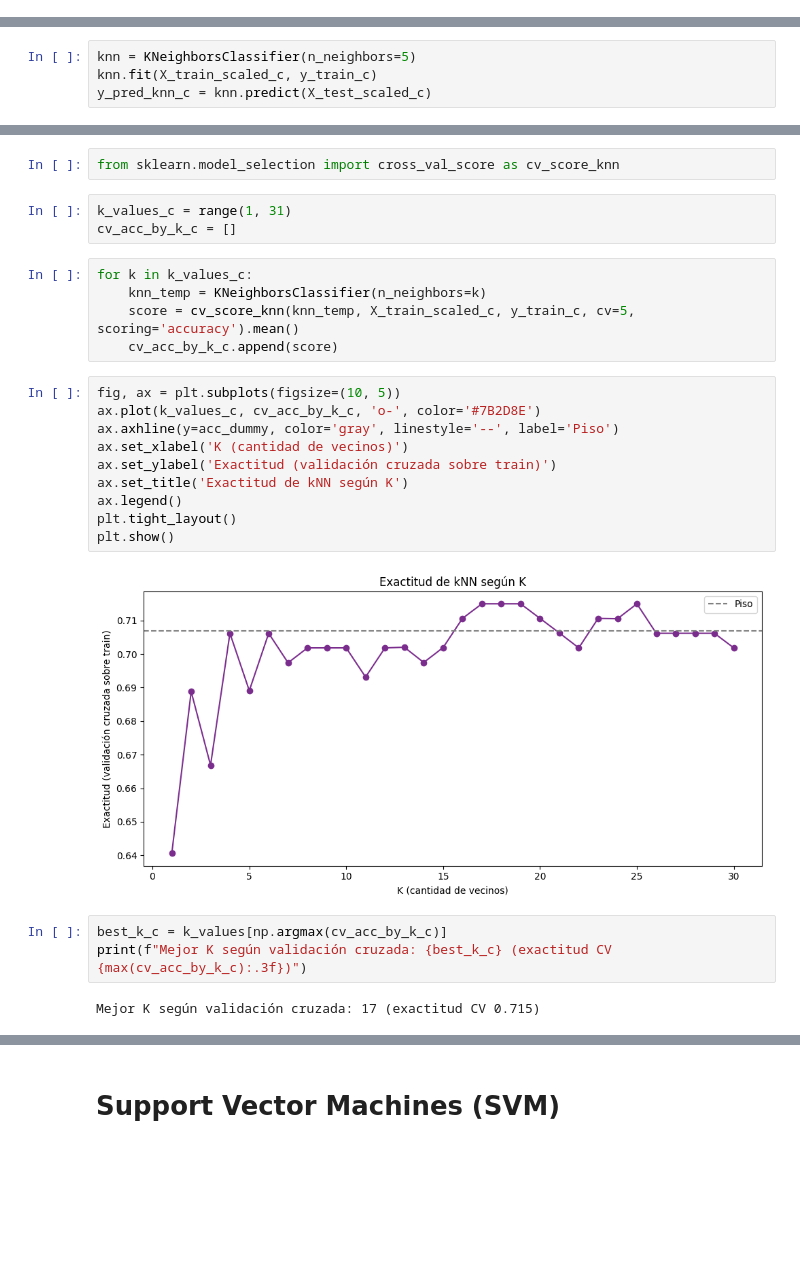
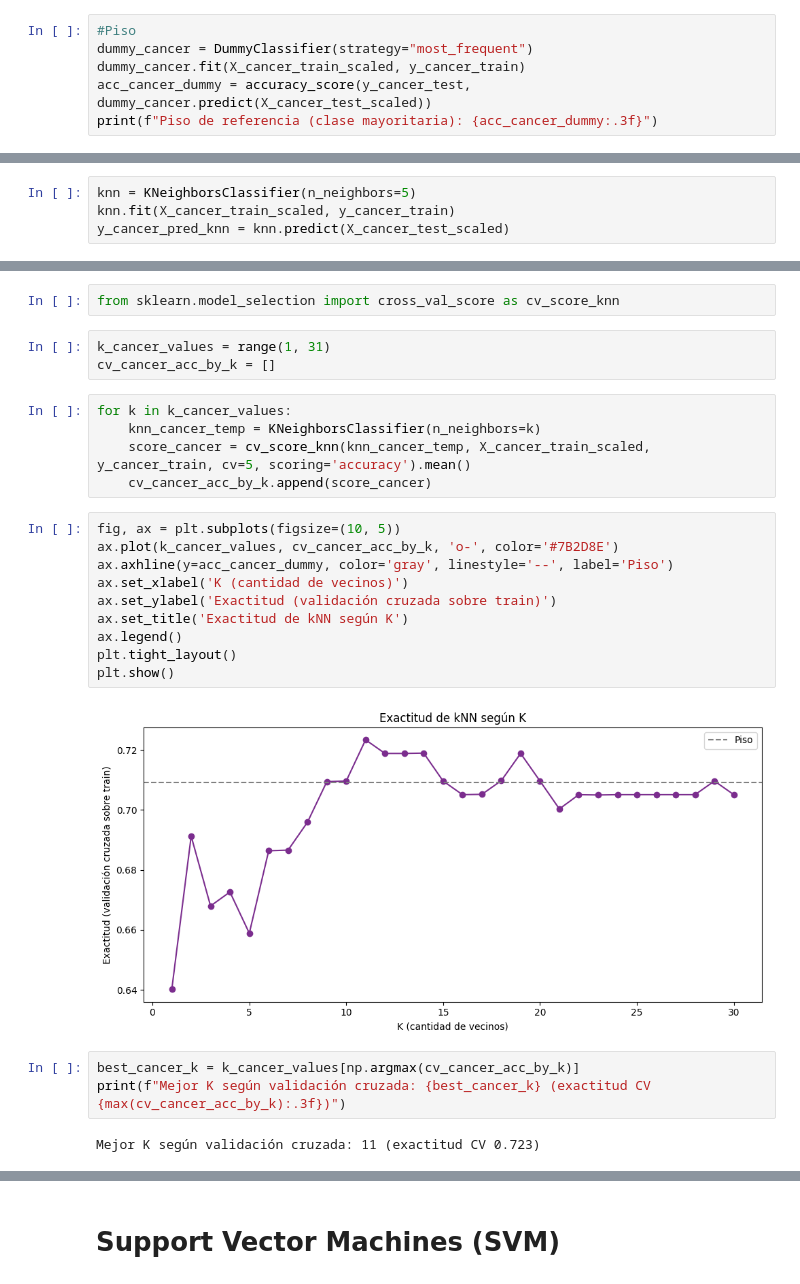
Before and after one commit to EmiiFernandez/actividades_data_sciente_ypf, a Jupyter notebook: notebook/C13_Notebook-17.ipynb, the cells around one changed output, grey strips where cells are left out. Saved outputs shown, nothing was run; the diff lists cells and outputs as text; blank space fills up the shorter version.

```diff
--- a/notebook/C13_Notebook-17.ipynb
+++ b/notebook/C13_Notebook-17.ipynb
@@ -370,0 +537,6 @@ X_train_c, X_test_c, y_train_c, y_test_c = train_test_split(
+# %%
+#Piso
+dummy_cancer = DummyClassifier(strategy="most_frequent")
+dummy_cancer.fit(X_cancer_train_scaled, y_cancer_train)
+acc_cancer_dummy = accuracy_score(y_cancer_test, dummy_cancer.predict(X_cancer_test_scaled))
+print(f"Piso de referencia (clase mayoritaria): {acc_cancer_dummy:.3f}")
@@ -412,5 +552,5 @@ from sklearn.neighbors import KNeighborsClassifier
 # %%
 knn = KNeighborsClassifier(n_neighbors=5)
-knn.fit(X_train_scaled_c, y_train_c)
-y_pred_knn_c = knn.predict(X_test_scaled_c)
+knn.fit(X_cancer_train_scaled, y_cancer_train)
+y_cancer_pred_knn = knn.predict(X_cancer_test_scaled)
 # %%
@@ -430,27 +570,27 @@ no-recurrence-events       0.74      0.98      0.84        41
 # %%
 from sklearn.model_selection import cross_val_score as cv_score_knn
 # %%
-k_values_c = range(1, 31)
-cv_acc_by_k_c = []
+k_cancer_values = range(1, 31)
+cv_cancer_acc_by_k = []
 # %%
-for k in k_values_c:
-    knn_temp = KNeighborsClassifier(n_neighbors=k)
-    score = cv_score_knn(knn_temp, X_train_scaled_c, y_train_c, cv=5, scoring='accuracy').mean()
-    cv_acc_by_k_c.append(score)
+for k in k_cancer_values:
+    knn_cancer_temp = KNeighborsClassifier(n_neighbors=k)
+    score_cancer = cv_score_knn(knn_cancer_temp, X_cancer_train_scaled, y_cancer_train, cv=5, scoring='accuracy').mean()
+    cv_cancer_acc_by_k.append(score_cancer)
 # %%
 fig, ax = plt.subplots(figsize=(10, 5))
-ax.plot(k_values_c, cv_acc_by_k_c, 'o-', color='#7B2D8E')
-ax.axhline(y=acc_dummy, color='gray', linestyle='--', label='Piso')
+ax.plot(k_cancer_values, cv_cancer_acc_by_k, 'o-', color='#7B2D8E')
+ax.axhline(y=acc_cancer_dummy, color='gray', linestyle='--', label='Piso')
 ax.set_xlabel('K (cantidad de vecinos)')
 ax.set_ylabel('Exactitud (validación cruzada sobre train)')
 ax.set_title('Exactitud de kNN según K')
 ax.legend()
 plt.tight_layout()
 plt.show()
 # %% [output]
-[figure, old version]
+[figure, new version]
 # %%
-best_k_c = k_values[np.argmax(cv_acc_by_k_c)]
-print(f"Mejor K según validación cruzada: {best_k_c} (exactitud CV {max(cv_acc_by_k_c):.3f})")
+best_cancer_k = k_cancer_values[np.argmax(cv_cancer_acc_by_k)]
+print(f"Mejor K según validación cruzada: {best_cancer_k} (exactitud CV {max(cv_cancer_acc_by_k):.3f})")
 # %% [output]
-Mejor K según validación cruzada: 17 (exactitud CV 0.715)
+Mejor K según validación cruzada: 11 (exactitud CV 0.723)
```
Also changed, not shown: parts of 56 cells of this notebook.
